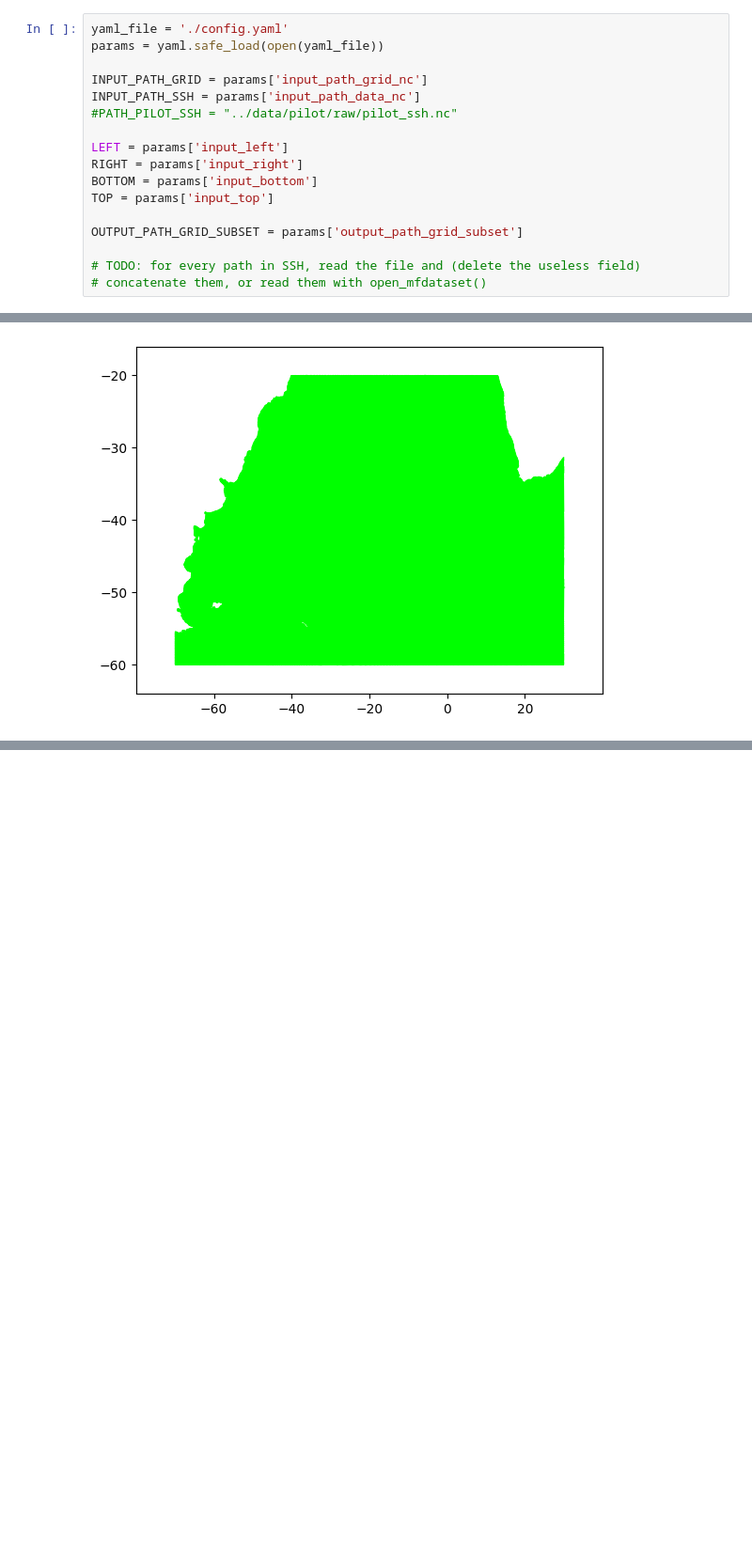
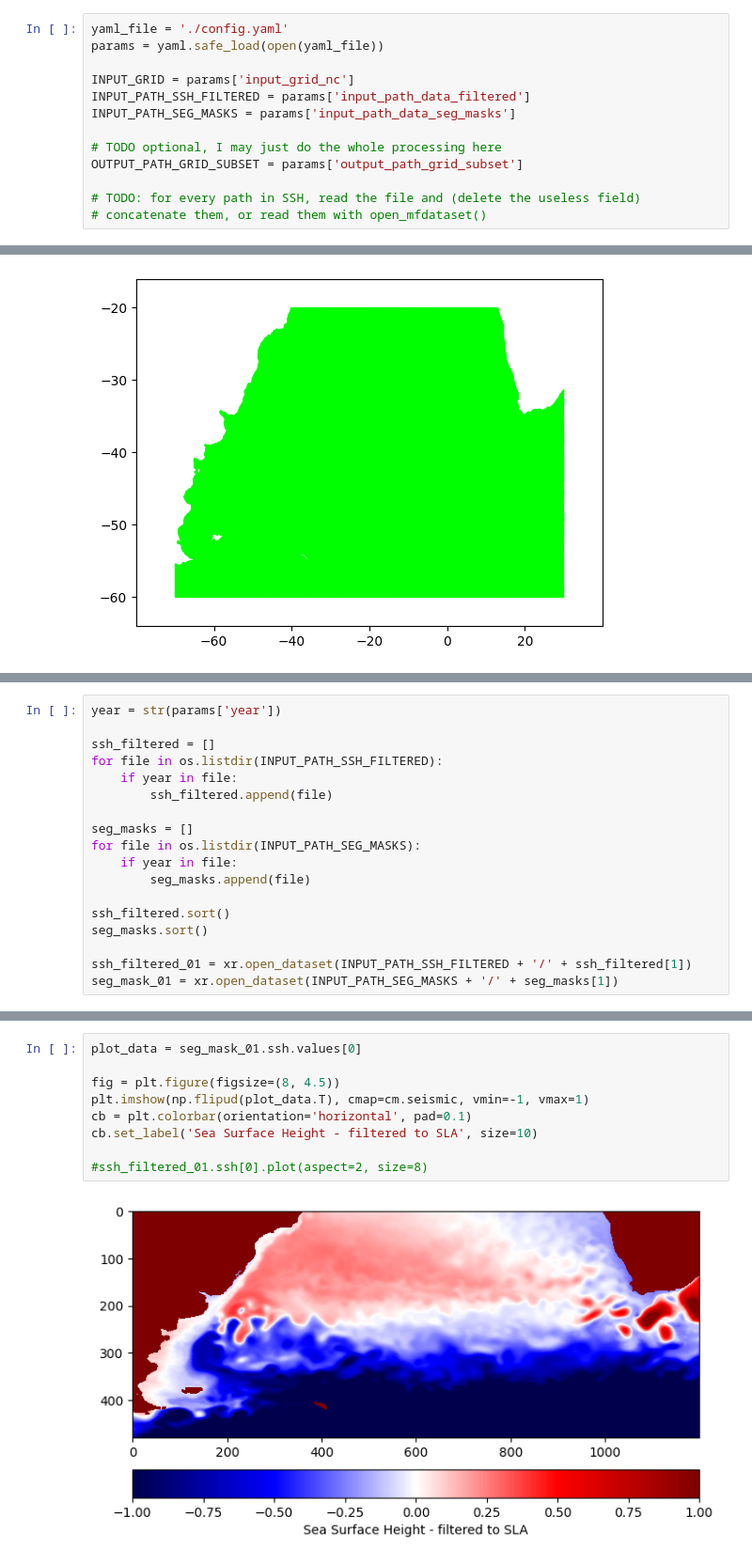
Before and after one commit to HPCI-Lab/eddiesML, a Jupyter notebook: src/pre_processing.ipynb, the cells around one changed output, grey strips where cells are left out. Shown at 94% size. Saved outputs shown, nothing was run; the diff lists cells and outputs as text; blank space fills up the shorter version.

Commit message:
Notebook section for inspection of SLA and its segmentation mask

```diff
--- a/src/pre_processing.ipynb
+++ b/src/pre_processing.ipynb
@@ -12,15 +14,11 @@ import yaml
 yaml_file = './config.yaml'
 params = yaml.safe_load(open(yaml_file))
 
-INPUT_PATH_GRID = params['input_path_grid_nc']
-INPUT_PATH_SSH = params['input_path_data_nc']
-#PATH_PILOT_SSH = "../data/pilot/raw/pilot_ssh.nc"
+INPUT_GRID = params['input_grid_nc']
+INPUT_PATH_SSH_FILTERED = params['input_path_data_filtered']
+INPUT_PATH_SEG_MASKS = params['input_path_data_seg_masks']
 
-LEFT = params['input_left']
-RIGHT = params['input_right']
-BOTTOM = params['input_bottom']
-TOP = params['input_top']
-
+# TODO optional, I may just do the whole processing here
 OUTPUT_PATH_GRID_SUBSET = params['output_path_grid_subset']
 
 # TODO: for every path in SSH, read the file and (delete the useless field)
@@ -194,0 +199,18 @@ data_mesh.to_netcdf(OUTPUT_PATH_GRID_SUBSET, engine='netcdf4')
+# %%
+year = str(params['year'])
+
+ssh_filtered = []
+for file in os.listdir(INPUT_PATH_SSH_FILTERED):
+    if year in file:
+        ssh_filtered.append(file)
+
+seg_masks = []
+for file in os.listdir(INPUT_PATH_SEG_MASKS):
+    if year in file:
+        seg_masks.append(file)
+
+ssh_filtered.sort()
+seg_masks.sort()
+
+ssh_filtered_01 = xr.open_dataset(INPUT_PATH_SSH_FILTERED + '/' + ssh_filtered[1])
+seg_mask_01 = xr.open_dataset(INPUT_PATH_SEG_MASKS + '/' + seg_masks[1])
@@ -194,0 +240,11 @@ data_mesh.to_netcdf(OUTPUT_PATH_GRID_SUBSET, engine='netcdf4')
+# %%
+plot_data = seg_mask_01.ssh.values[0]
+
+fig = plt.figure(figsize=(8, 4.5))
+plt.imshow(np.flipud(plot_data.T), cmap=cm.seismic, vmin=-1, vmax=1)
+cb = plt.colorbar(orientation='horizontal', pad=0.1)
+cb.set_label('Sea Surface Height - filtered to SLA', size=10)
+
+#ssh_filtered_01.ssh[0].plot(aspect=2, size=8)
+# %% [output]
+[figure, added]
```
Also changed, not shown: parts of 10 cells of this notebook, 1 other file.
